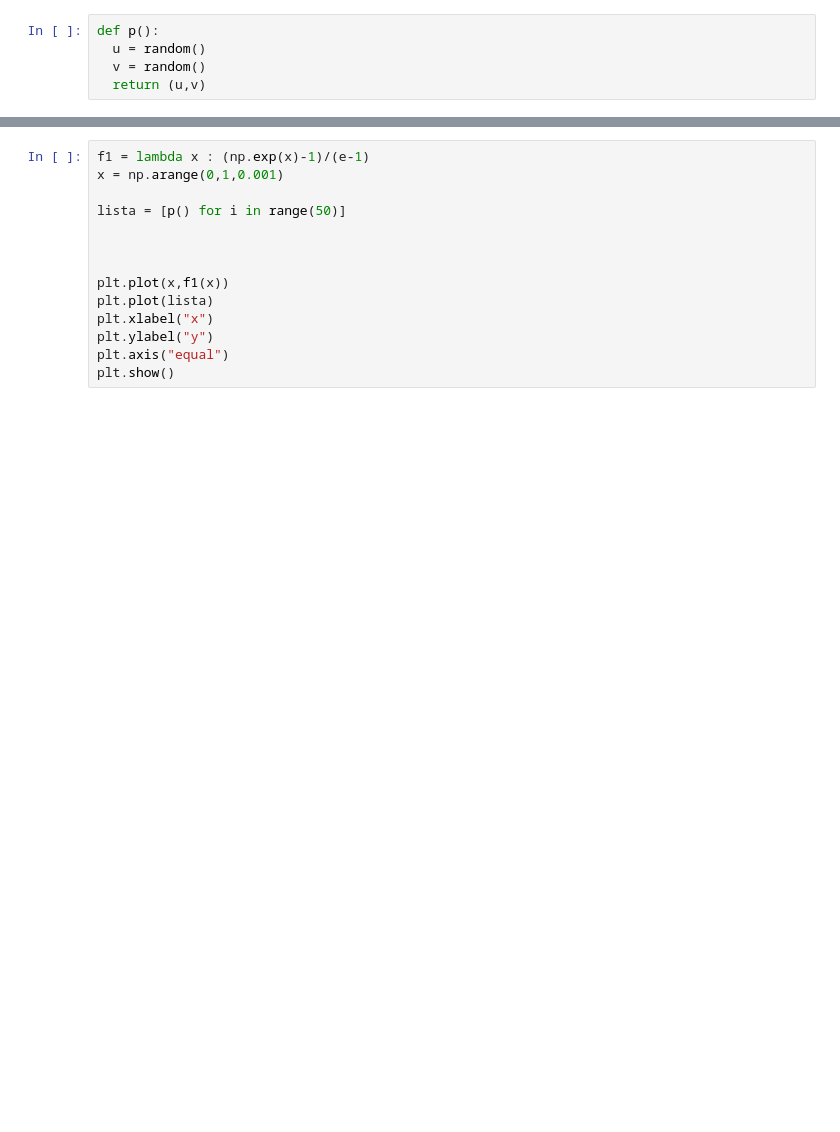
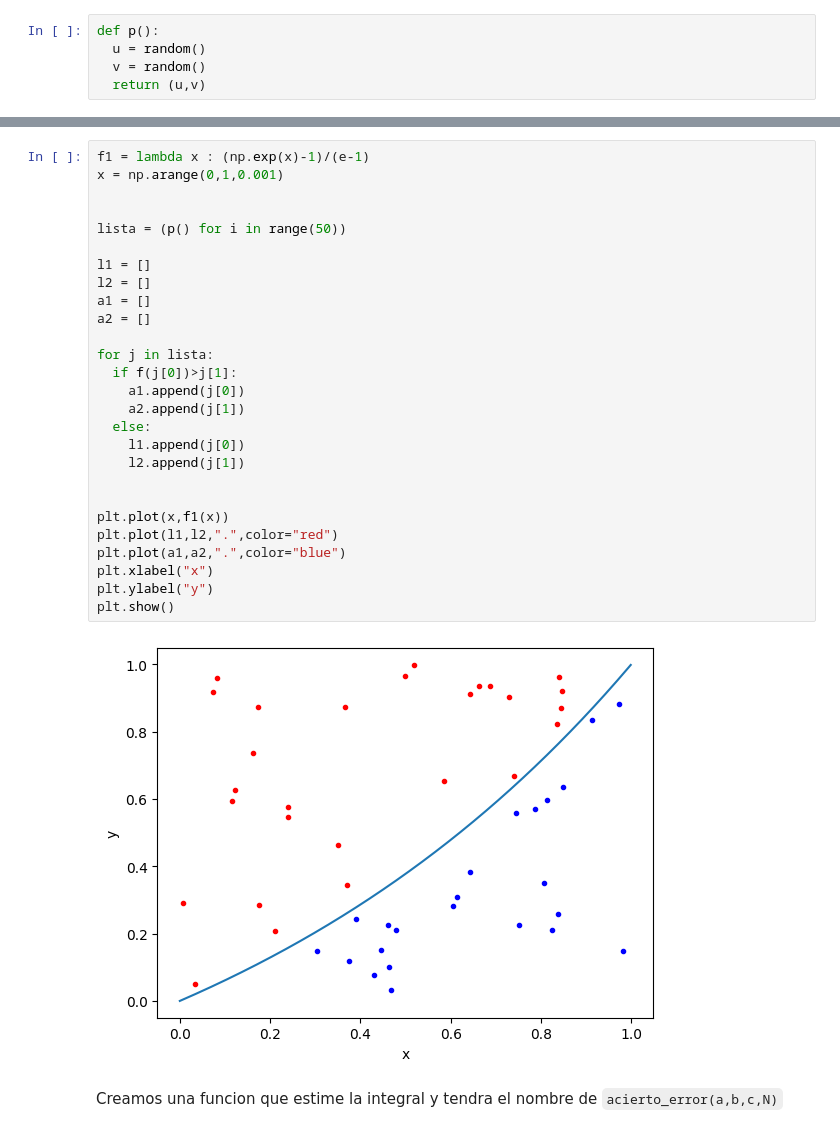
Before and after one commit to AyaxYordi/Simulacion-2---2024, a Jupyter notebook: Variantes_del_Monte_Carlo.ipynb, the cells around one changed output, grey strips where cells are left out. Drawn from its saved outputs; the diff is of its cells as text; blank space fills up the shorter version.

````diff
--- a/Variantes_del_Monte_Carlo.ipynb
+++ b/Variantes_del_Monte_Carlo.ipynb
@@ -198,14 +202,31 @@ Graficamos unos cuantos vectores aleatorios junto con la función para ver su fu
 # %%
 f1 = lambda x : (np.exp(x)-1)/(e-1)
 x = np.arange(0,1,0.001)
 
-lista = [p() for i in range(50)]
 
+lista = (p() for i in range(50))
+
+l1 = []
+l2 = []
+a1 = []
+a2 = []
+
+for j in lista:
+  if f(j[0])>j[1]:
+    a1.append(j[0])
+    a2.append(j[1])
+  else:
+    l1.append(j[0])
+    l2.append(j[1])
 
 
 plt.plot(x,f1(x))
-plt.plot(lista)
+plt.plot(l1,l2,".",color="red")
+plt.plot(a1,a2,".",color="blue")
 plt.xlabel("x")
 plt.ylabel("y")
-plt.axis("equal")
 plt.show()
+# %% [output]
+[figure, added]
+# %% [markdown]
+Creamos una funcion que estime la integral y tendra el nombre de ```acierto_error(a,b,c,N)```
````
Also changed, not shown: parts of 4 cells of this notebook.
